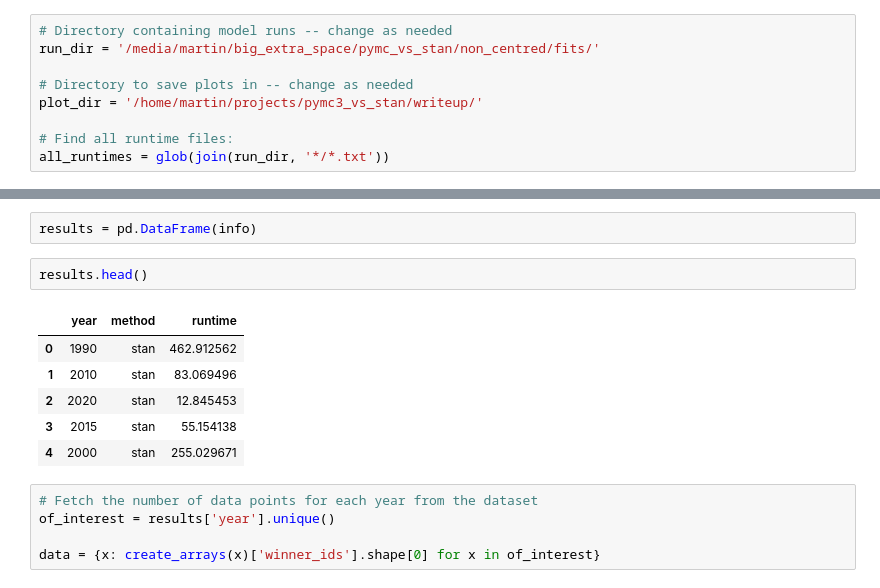
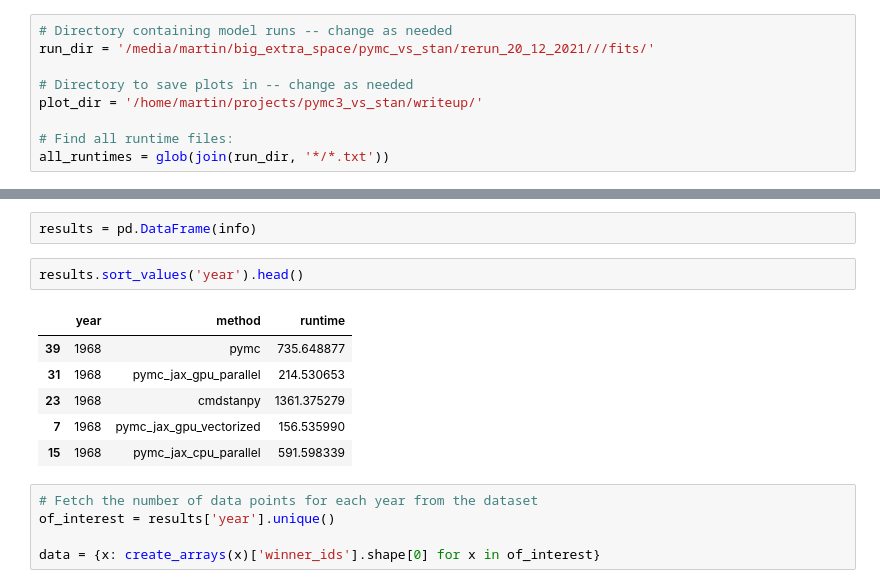
Before and after one commit to martiningram/mcmc_runtime_comparison, a Jupyter notebook: Compare runtimes.ipynb, the cells around one changed output, grey strips where cells are left out. Drawn from its saved outputs; the diff is of its cells as text.

```diff
--- a/Compare runtimes.ipynb
+++ b/Compare runtimes.ipynb
@@ -13,7 +13,7 @@ from fetch_data import create_arrays
 You are running the v4 development version of PyMC which currently still lacks key features. You probably want to use the stable v3 instead which you can either install via conda or find on the v3 Git ...
 # %%
 # Directory containing model runs -- change as needed
-run_dir = '/media/martin/big_extra_space/pymc_vs_stan/non_centred/fits/'
+run_dir = '/media/martin/big_extra_space/pymc_vs_stan/rerun_20_12_2021///fits/'
 
 # Directory to save plots in -- change as needed
 plot_dir = '/home/martin/projects/pymc3_vs_stan/writeup/'
@@ -42,14 +42,14 @@ info['runtime'] = runtimes
 # %%
 results = pd.DataFrame(info)
 # %%
-results.head()
+results.sort_values('year').head()
 # %% [output]
 |  | year | method | runtime |
-| 0 | 1990 | stan | 462.912562 |
-| 1 | 2010 | stan | 83.069496 |
-| 2 | 2020 | stan | 12.845453 |
-| 3 | 2015 | stan | 55.154138 |
-| 4 | 2000 | stan | 255.029671 |
+| 39 | 1968 | pymc | 735.648877 |
+| 31 | 1968 | pymc_jax_gpu_parallel | 214.530653 |
+| 23 | 1968 | cmdstanpy | 1361.375279 |
+| 7 | 1968 | pymc_jax_gpu_vectorized | 156.535990 |
+| 15 | 1968 | pymc_jax_cpu_parallel | 591.598339 |
 # %%
 # Fetch the number of data points for each year from the dataset
 of_interest = results['year'].unique()
```
Also changed, not shown: parts of 13 cells of this notebook, 4 other files.
